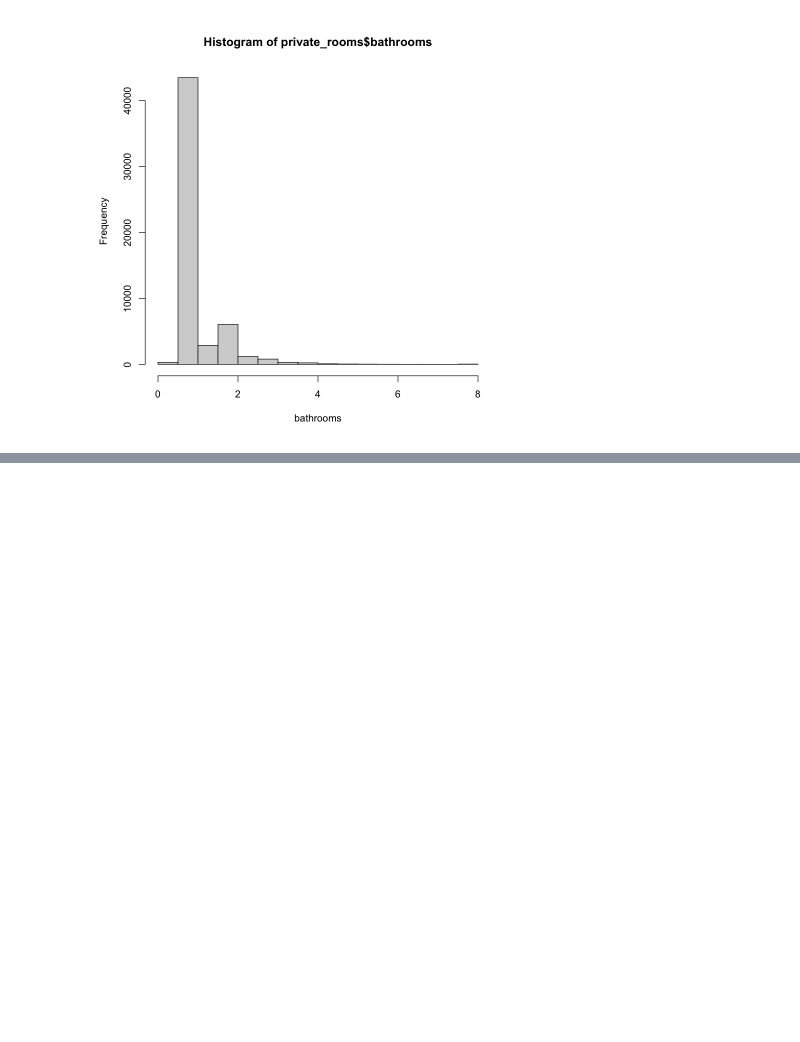
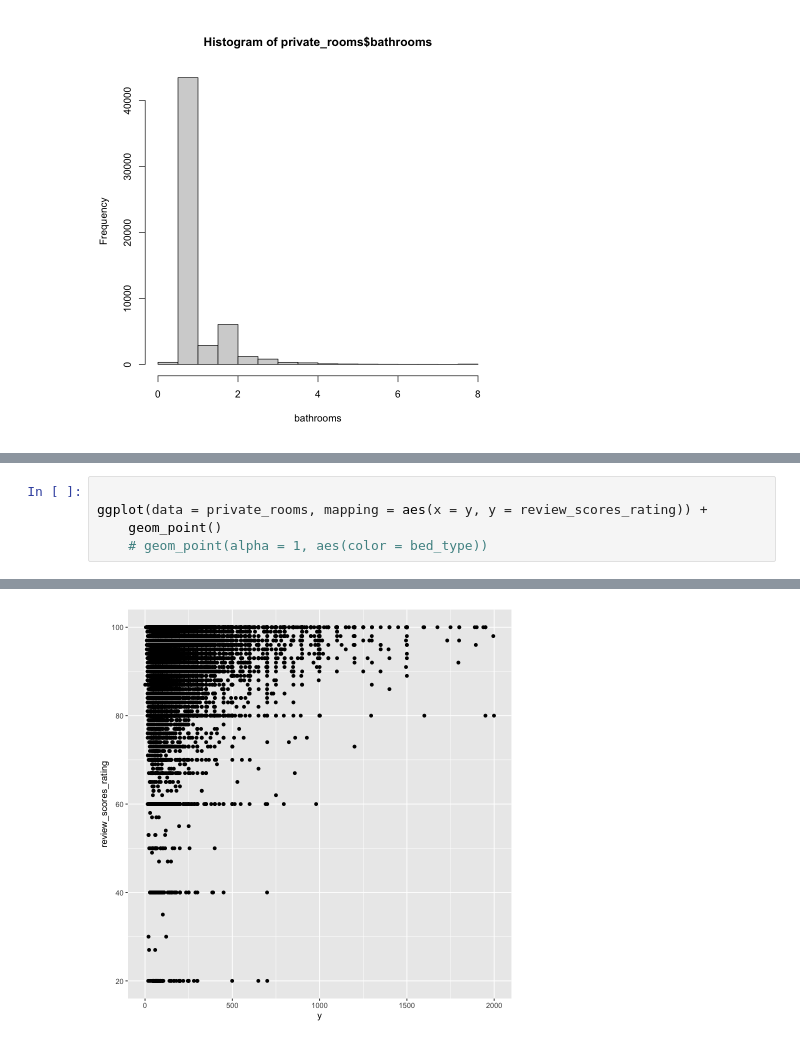
Before and after one commit to wang-zhijun/learn-statistics, a Jupyter notebook: 01_民泊サービスの宿泊価格予測.ipynb, the cells around one changed output, grey strips where cells are left out. Cells and saved outputs as stored; diff of their text form; blank space fills up the shorter version.

```diff
--- a/01_民泊サービスの宿泊価格予測.ipynb
+++ b/01_民泊サービスの宿泊価格予測.ipynb
@@ -116,0 +154,6 @@ hist(private_rooms$bathrooms,
+# %%
+
+ggplot(data = private_rooms, mapping = aes(x = y, y = review_scores_rating)) +
+    geom_point()
+    # geom_point(alpha = 1, aes(color = bed_type))
+# %% [output]
@@ -116,0 +162 @@ hist(private_rooms$bathrooms,
+[figure, added]
```
Also changed, not shown: parts of 8 cells of this notebook.
